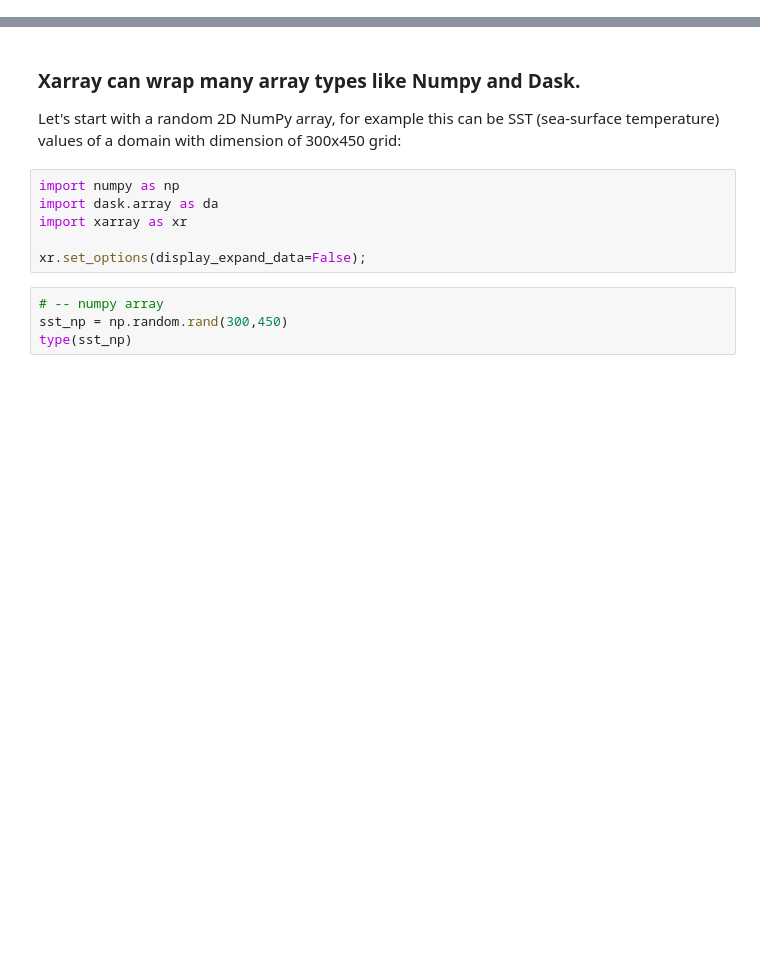
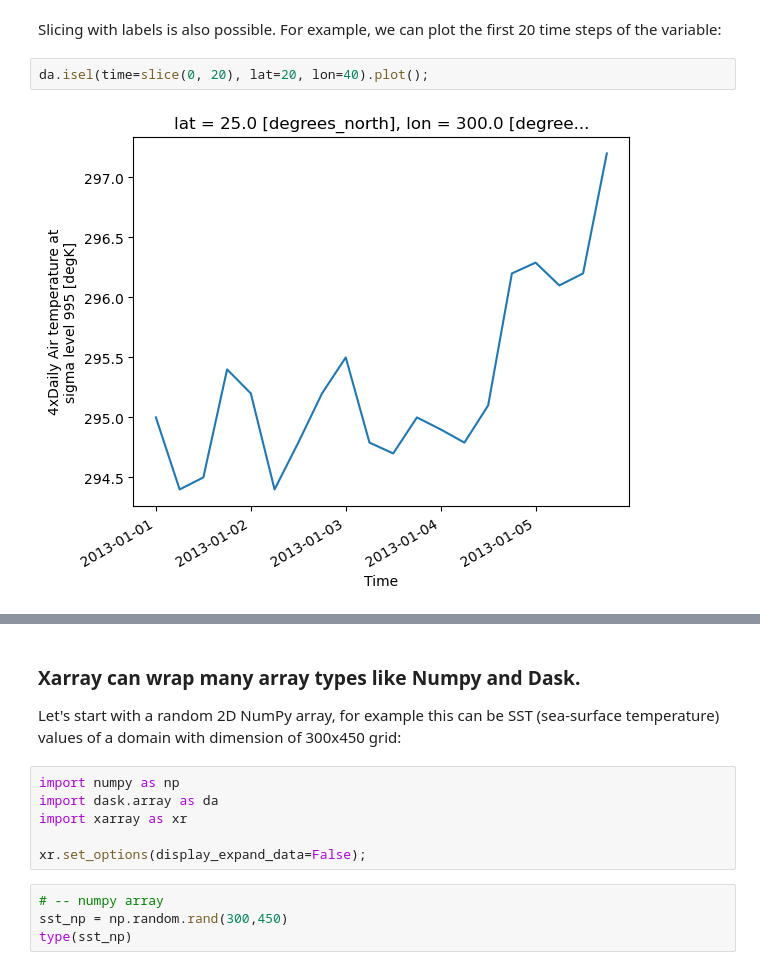
Before and after one commit to NCAR/Xarray-Dask-ESDS-2024, a Jupyter notebook: notebooks/01-xarray-intro.ipynb, the cells around one changed output, grey strips where cells are left out. Saved outputs shown, nothing was run; the diff lists cells and outputs as text; blank space fills up the shorter version.

```diff
--- a/notebooks/01-xarray-intro.ipynb
+++ b/notebooks/01-xarray-intro.ipynb
@@ -219,0 +152,6 @@ Coordinates:
+# %% [markdown]
+Slicing with labels is also possible. For example, we can plot the first 20 time steps of the variable:
+# %%
+da.isel(time=slice(0, 20), lat=20, lon=40).plot();
+# %% [output]
+[figure, added]
```
Also changed, not shown: parts of 29 cells of this notebook.
